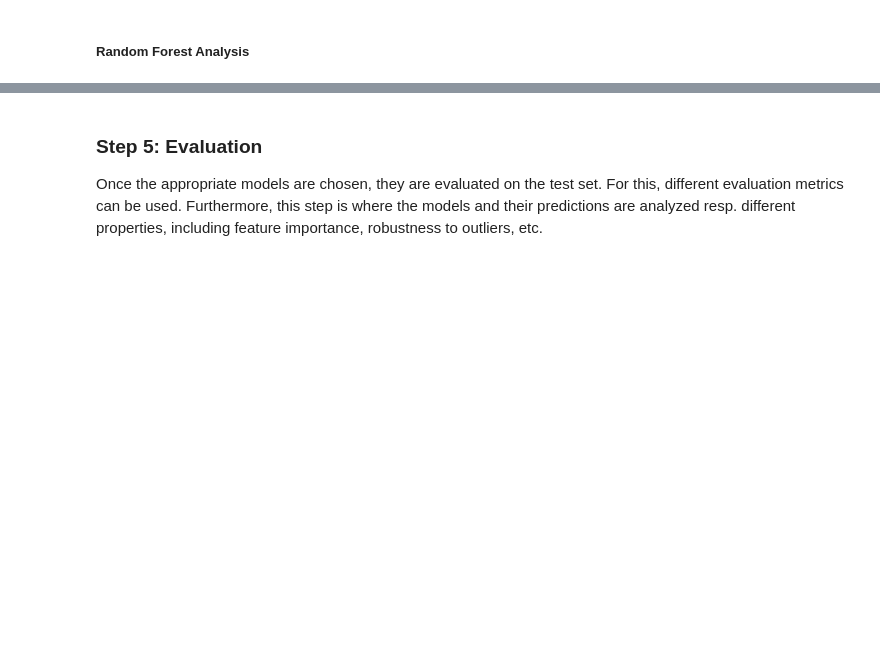
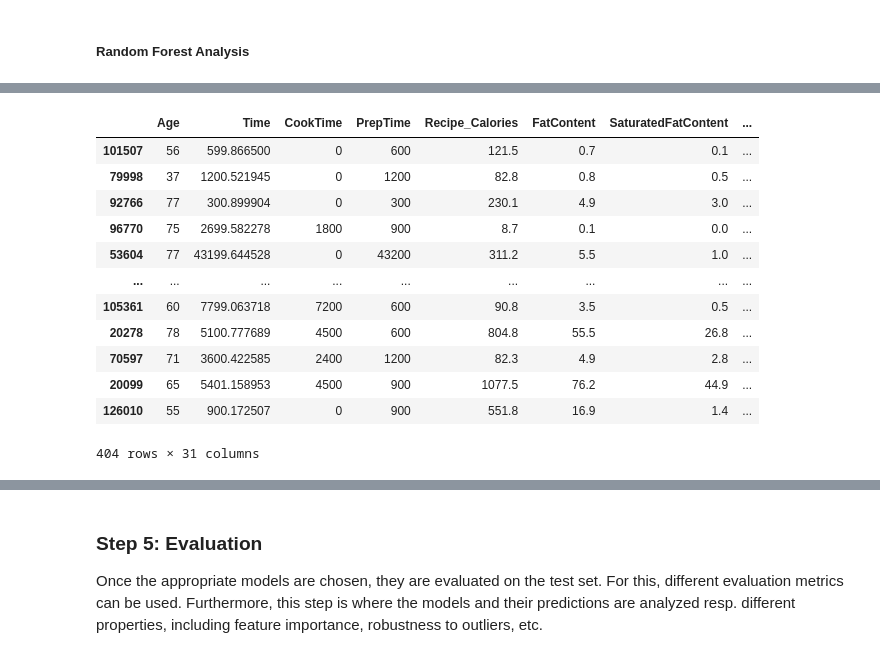
Before and after one commit to lauracorssac/AC-Harpy-Eagle, a Jupyter notebook: CRISPDM notebook.ipynb, the cells around one changed output, grey strips where cells are left out. Saved outputs shown, nothing was run; the diff lists cells and outputs as text; code cells hidden in the pictures; blank space fills up the shorter version.

```diff
--- a/CRISPDM notebook.ipynb
+++ b/CRISPDM notebook.ipynb
@@ -238,7 +328,12 @@ from sklearn.model_selection import train_test_split
 
 # Drop columns that should not be considered
 # Drop Name because is string and Random Forest doesn't accept strings
-trainandtestdataset = trainandtestdataset.drop(columns=['AuthorId', 'RecipeId', 'TestSetId', 'Name'])
+selected_columns_test = ['AuthorId', 'RecipeId', 'TestSetId', 'Name']
+test_extra_info = trainandtestdataset[selected_columns_test]
+submission_extra_info = submissiondataset[selected_columns_test]
+
+submissiondataset = submissiondataset.drop(columns= selected_columns_test)
+trainandtestdataset = trainandtestdataset.drop(columns=selected_columns_test)
 
 # Drop categorical values and transform them into one column for each of possible categories
 # This also removes remaining string values
@@ -249,4 +344,10 @@ for column in categorical_values:
     new_data = pd.get_dummies(trainandtestdataset[column], prefix=column)
     trainandtestdataset = pd.concat([trainandtestdataset, new_data], axis=1)
 
+    new_data = pd.get_dummies(submissiondataset[column], prefix=column)
+    submissiondataset = pd.concat([submissiondataset, new_data], axis=1)
+
 trainandtestdataset = trainandtestdataset.drop(columns=categorical_values)
+submissiondataset = submissiondataset.drop(columns=categorical_values)
+
+submissiondataset.head()
@@ -314,0 +464,19 @@ print("specificity = ", specificity)
+# %%
+tabela = X_test
+tabela["Like"] = Y_test
+tabela["Pred"] = Y_pred
+tabela[(tabela["Pred"] == 1) & (tabela["Like"] == False)]
+# %% [output]
+|  | Age | Time | CookTime | PrepTime | Recipe_Calories | FatContent | SaturatedFatContent | ... |
+| 101507 | 56 | 599.866500 | 0 | 600 | 121.5 | 0.7 | 0.1 | ... |
+| 79998 | 37 | 1200.521945 | 0 | 1200 | 82.8 | 0.8 | 0.5 | ... |
+| 92766 | 77 | 300.899904 | 0 | 300 | 230.1 | 4.9 | 3.0 | ... |
+| 96770 | 75 | 2699.582278 | 1800 | 900 | 8.7 | 0.1 | 0.0 | ... |
+| 53604 | 77 | 43199.644528 | 0 | 43200 | 311.2 | 5.5 | 1.0 | ... |
+| ... | ... | ... | ... | ... | ... | ... | ... | ... |
+| 105361 | 60 | 7799.063718 | 7200 | 600 | 90.8 | 3.5 | 0.5 | ... |
+| 20278 | 78 | 5100.777689 | 4500 | 600 | 804.8 | 55.5 | 26.8 | ... |
+| 70597 | 71 | 3600.422585 | 2400 | 1200 | 82.3 | 4.9 | 2.8 | ... |
+| 20099 | 65 | 5401.158953 | 4500 | 900 | 1077.5 | 76.2 | 44.9 | ... |
+| 126010 | 55 | 900.172507 | 0 | 900 | 551.8 | 16.9 | 1.4 | ... |
+404 rows × 31 columns
```
Also changed, not shown: parts of 17 cells of this notebook.
